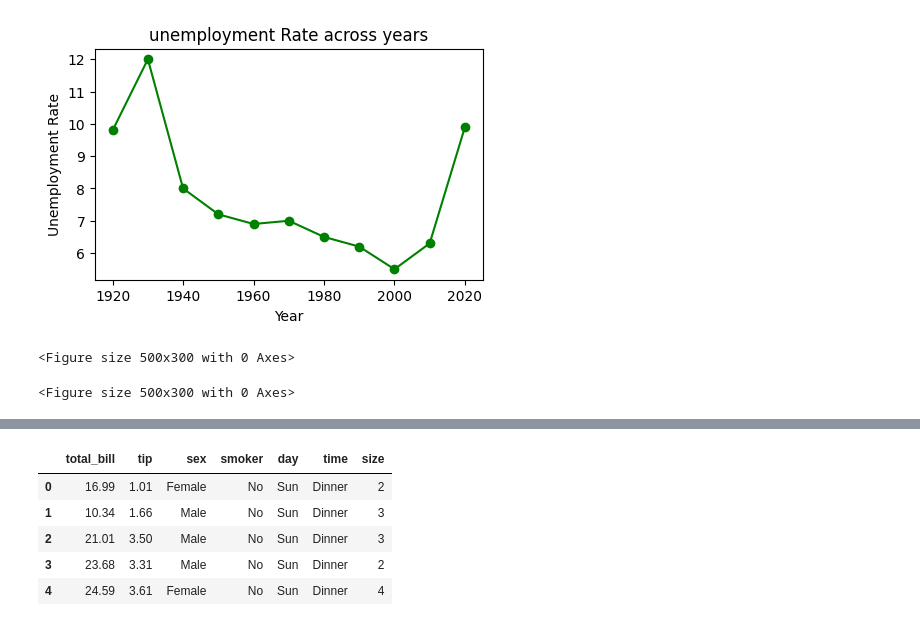
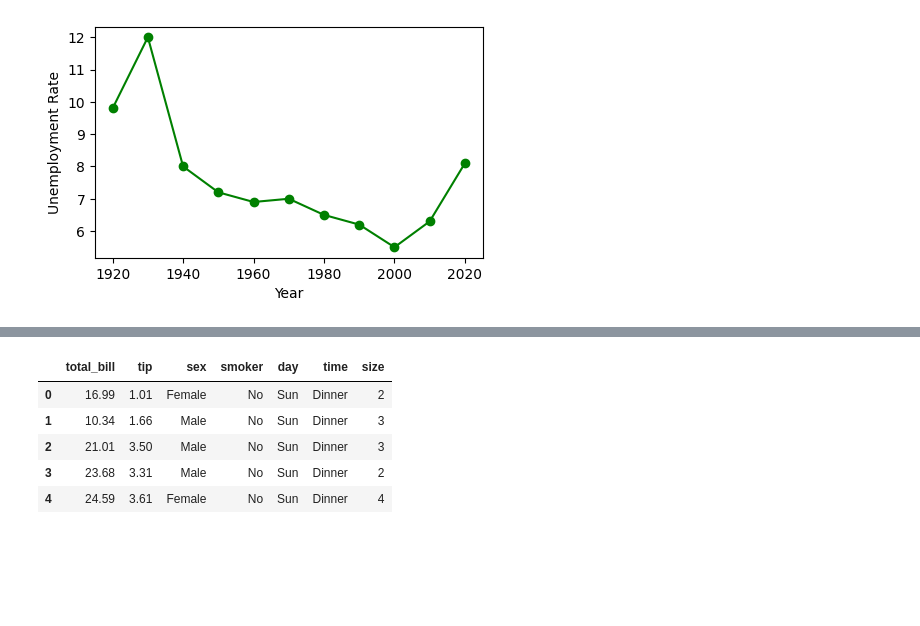
Before and after one commit to Chhaya-cloud/Chatbot, a Jupyter notebook: Data_Visualization.ipynb, the cells around one changed output, grey strips where cells are left out. Cells and saved outputs as stored; diff of their text form; code cells hidden in the pictures; blank space fills up the shorter version.

```diff
--- a/Data_Visualization.ipynb
+++ b/Data_Visualization.ipynb
@@ -29,15 +44,16 @@ plt.show()
 # %%
-# line plot
-# creating the data
-year = [1920, 1930, 1940, 1950, 1960, 1970, 1980, 1990, 2000, 2010, 2020]
-unemployment_rate = [9.8, 12, 8, 7.2, 6.9, 7, 6.5, 6.2, 5.5, 6.3, 9.9] # corrected syntax for list assignment
-
+# Line chart
+# Creating the data
+year = [1920, 1930,1940,1950,1960,1970,1980,1990, 2000,2010,2020]
+unemployment_rate = [9.8, 12, 8, 7.2, 6.9, 7, 6.5, 6.2, 5.5, 6.3, 8.1]
 # Plot
-plt.figure(figsize = (5,3))
+plt.figure(figsize=(5,3))
 plt.plot(year, unemployment_rate, color = 'green', marker = 'o')
+# Giving title to the plot
+# Setting the x and y labels
 plt.xlabel('Year')
 plt.ylabel('Unemployment Rate')
-plt.title('unemployment Rate across years')
+# Showing the plot
 plt.show()
 # %% [output]
-[figure, old version]
+[figure, new version]
@@ -49,7 +60 @@ y = [22.2, 17.6, 8.8, 8, 7.7]
-# %%
-# Setting the figure size
-plt.figure(figsize = (5,3))
-# %% [output]
-<Figure size 500x300 with 0 Axes>
-<Figure size 500x300 with 0 Axes>
 # %%
```
Also changed, not shown: parts of 19 cells of this notebook.
